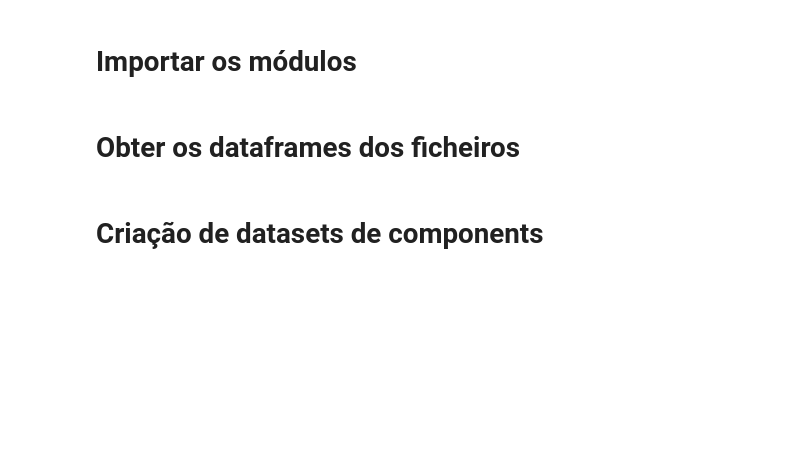
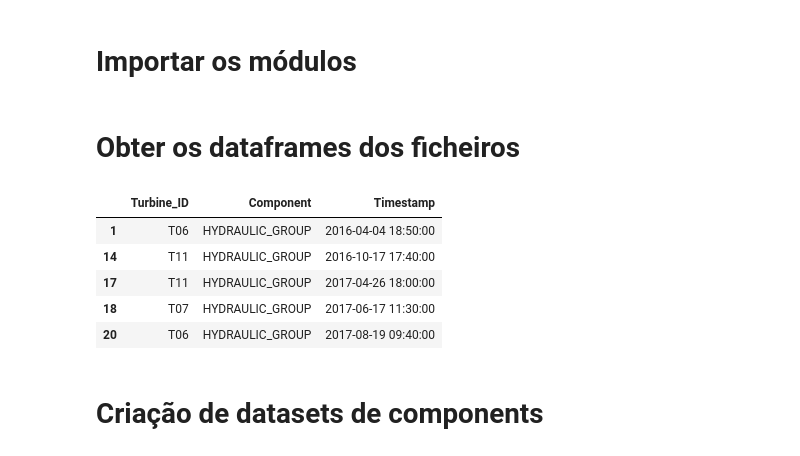
Before and after one commit to RicardoJPedro82/wmillfailprev, a Jupyter notebook: notebooks/Data_prep_clean.ipynb, the cells around one changed output. Drawn from its saved outputs; the diff is of its cells as text; code cells hidden in the pictures; blank space fills up the shorter version.

```diff
--- a/notebooks/Data_prep_clean.ipynb
+++ b/notebooks/Data_prep_clean.ipynb
@@ -29,6 +29,15 @@ metrics_dict={}
 tentativa = 0
 # %%
 failures_df, signals_df, logs_df = dprep.get_data()
+# %%
+failures_df[failures_df.Component == 'HYDRAULIC_GROUP']
+# %% [output]
+|  | Turbine_ID | Component | Timestamp |
+| 1 | T06 | HYDRAULIC_GROUP | 2016-04-04 18:50:00 |
+| 14 | T11 | HYDRAULIC_GROUP | 2016-10-17 17:40:00 |
+| 17 | T11 | HYDRAULIC_GROUP | 2017-04-26 18:00:00 |
+| 18 | T07 | HYDRAULIC_GROUP | 2017-06-17 11:30:00 |
+| 20 | T06 | HYDRAULIC_GROUP | 2017-08-19 09:40:00 |
 # %%
 df_list = [failures_df, signals_df, logs_df]
 # %% [markdown]
```
Also changed, not shown: parts of 55 cells of this notebook, 5 other files.
